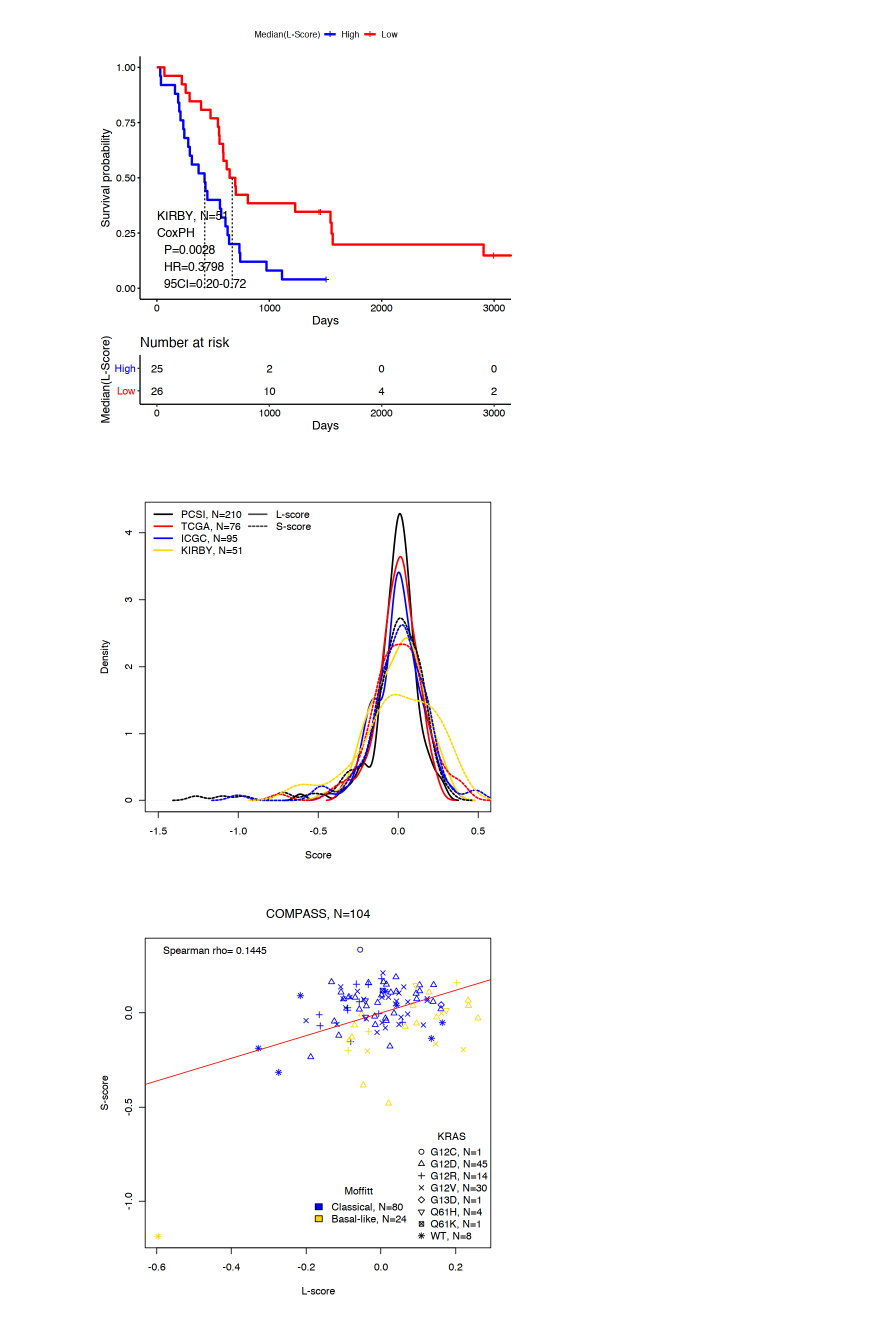
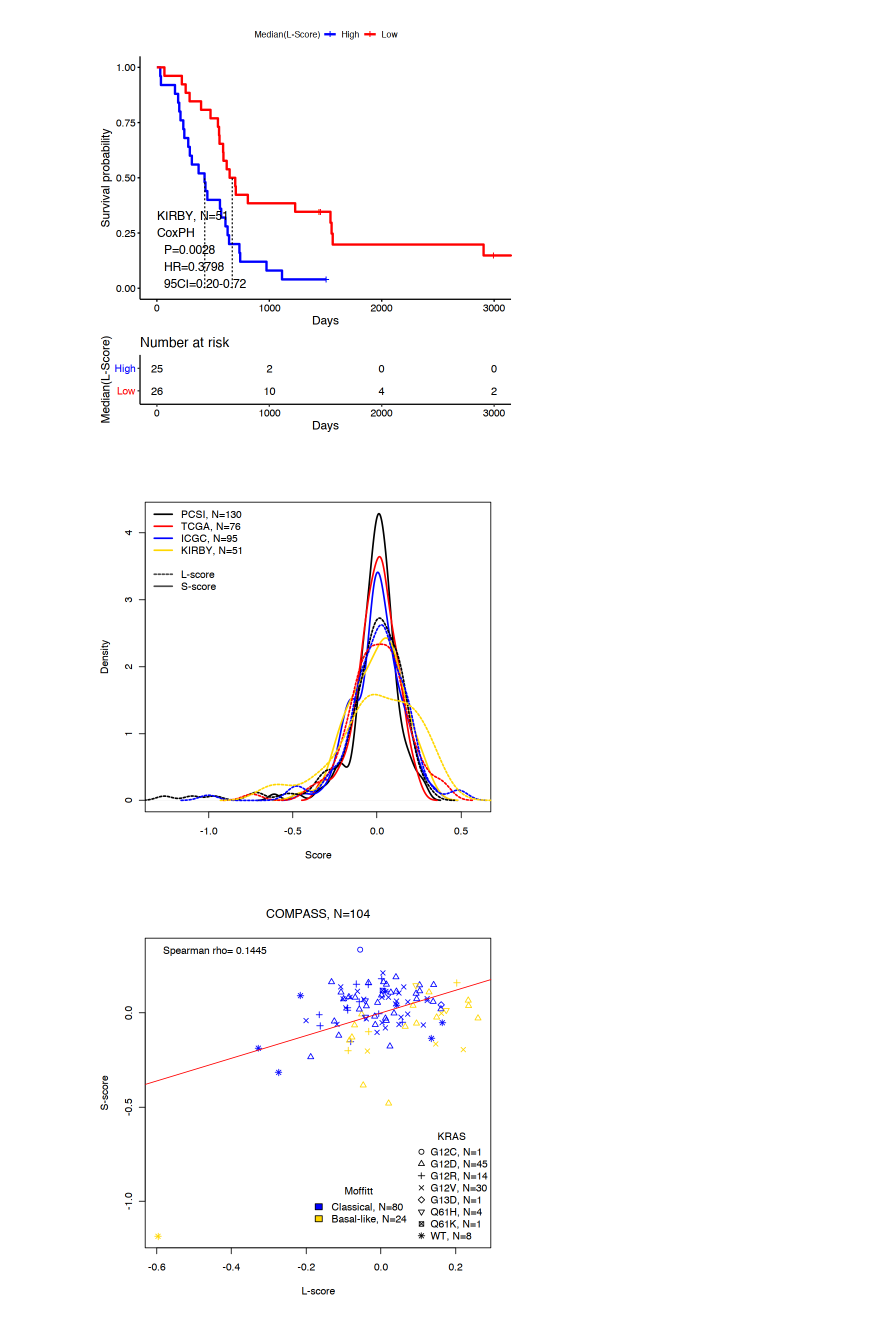
Before and after one commit to bhklab/RASDependencyScore, a Jupyter notebook: RASDSanalysis.ipynb, the cells around one changed output. Saved outputs shown, nothing was run; the diff lists cells and outputs as text; code cells hidden in the pictures.

```diff
--- a/RASDSanalysis.ipynb
+++ b/RASDSanalysis.ipynb
@@ -255,23 +255,22 @@ Warning message:
 Results may be unexpected or may change in future versions of ggplot2.”
 [figure]
 # %%
-# Density plot
-plot(density(as.numeric(pcsiResults$lscore)), xlim=c(-1.5, 0.5), main="", xlab="Score", col="black", lwd=2)
+plot(density(as.numeric(pcsiResults$lscore)), xlim=c(-1.3, 0.6), main="", xlab="Score", col="black", lwd=2)
 lines(density(as.numeric(tcgaResults$lscore)), col="red", lwd=2)
 lines(density(as.numeric(icgcResults$lscore)), col="blue", lwd=2)
 lines(density(as.numeric(kirbyResults$lscore)), col="gold", lwd=2)
 
 lines(density(as.numeric(pcsiResults$sscore)), col="black", lty=2, lwd=2)
 lines(density(as.numeric(tcgaResults$sscore)), col="red", lty=2, lwd=2)
 lines(density(as.numeric(icgcResults$sscore)), col="blue", lty=2, lwd=2)
 lines(density(as.numeric(kirbyResults$sscore)), col="gold", lty=2, lwd=2)
 
 legend("topleft",
-    legend=c("PCSI, N=210", "TCGA, N=76", "ICGC, N=95", "KIRBY, N=51", "L-score", "S-score", NA, NA),
-    lty=c(1,1,1,1,1,2), lwd=2, col=c("black", "red", "blue", "gold", rep("grey30", 2), rep(NA, 2)),
-    ncol=2, bty="n")
+    legend=c("PCSI, N=130", "TCGA, N=76", "ICGC, N=95", "KIRBY, N=51", NA, "L-score", "S-score"),
+    lty=c(1,1,1,1,1,2), lwd=2, col=c("black", "red", "blue", "gold", NA, rep("grey30", 2)),
+    ncol=1, bty="n")
 # %% [output]
-[figure, old version]
+[figure, new version]
 # %%
 ##### ##### ##### ##### ##### #####
 ## Advanced cases (COMPASS)
```
Also changed, not shown: parts of 6 cells of this notebook, 2 other files.
